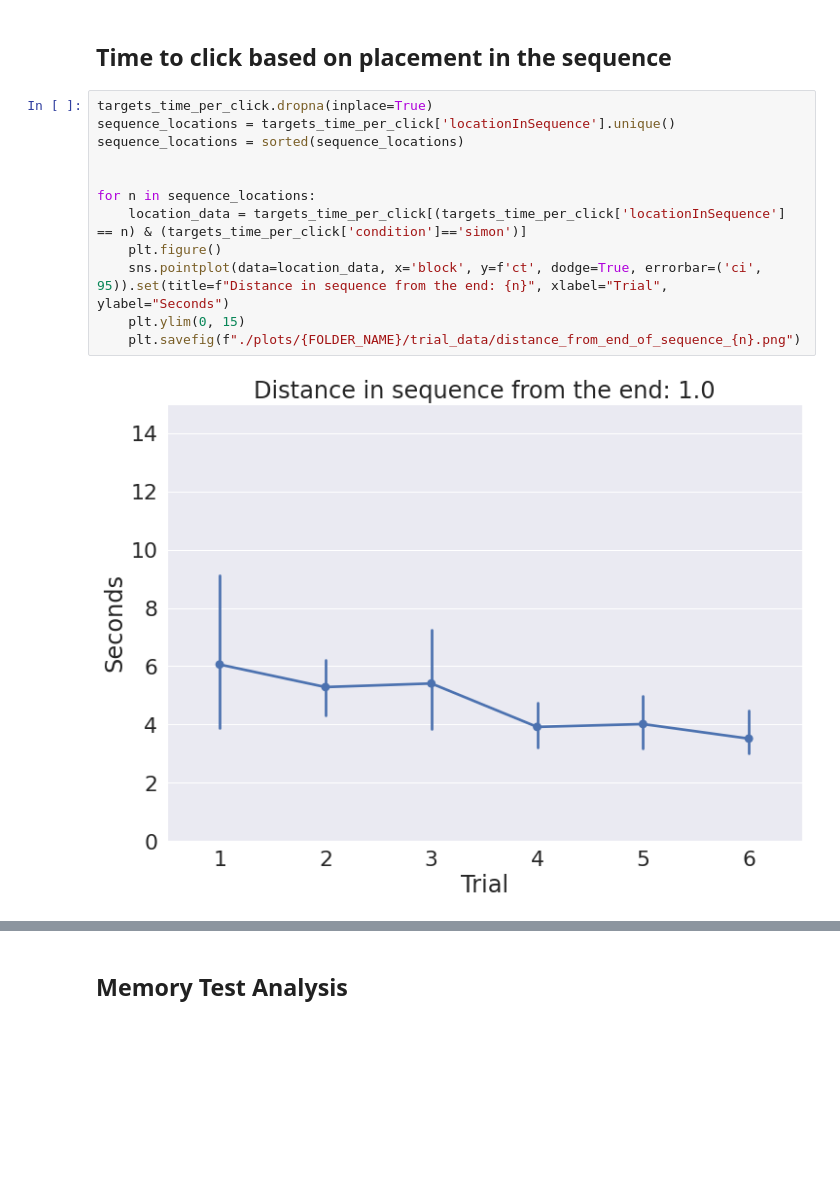
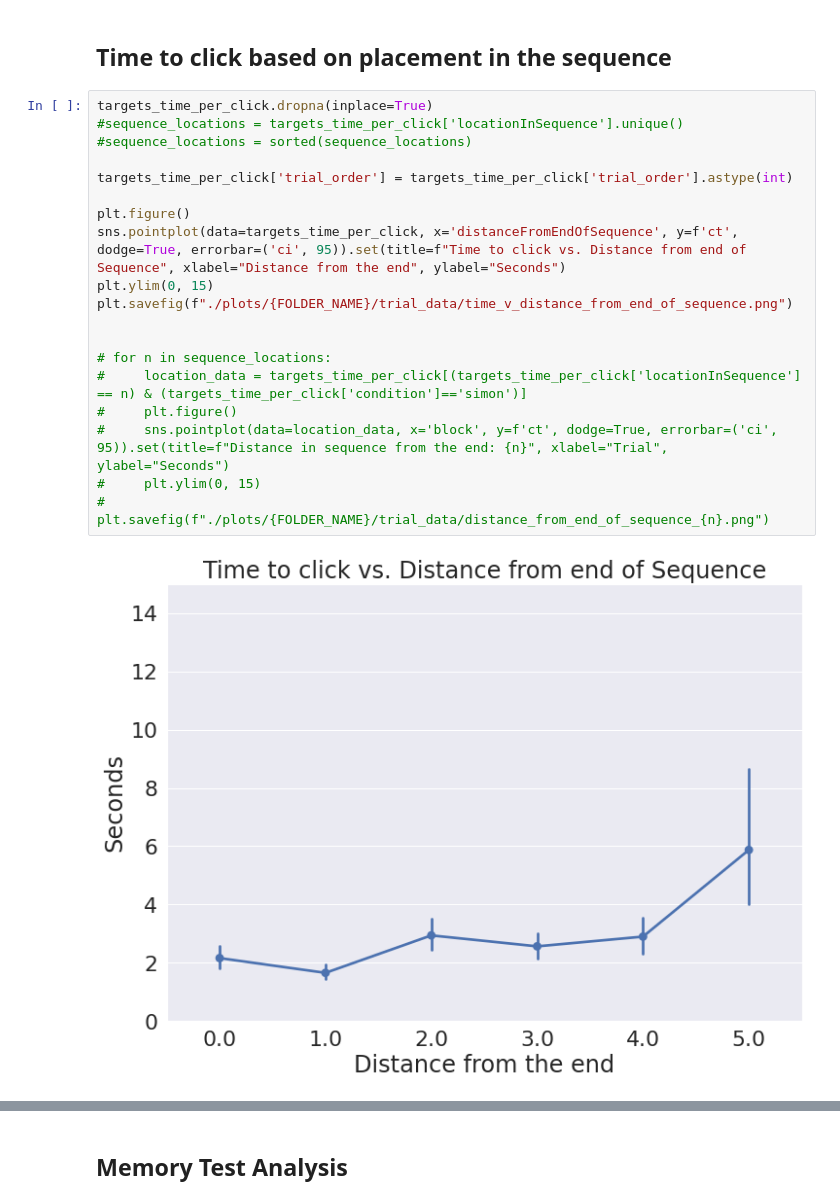
Before and after one commit to hermana/hci-experiment-analysis, a Jupyter notebook: game_mechanics_study/between_participants_pilot_analysis.ipynb, the cells around one changed output, grey strips where cells are left out. Cells and saved outputs as stored; diff of their text form; blank space fills up the shorter version.

Commit message:
more graphs

```diff
--- a/game_mechanics_study/between_participants_pilot_analysis.ipynb
+++ b/game_mechanics_study/between_participants_pilot_analysis.ipynb
@@ -416,15 +430,22 @@ for target in targets:
 <h2>Time to click based on placement in the sequence</h2>
 # %%
 targets_time_per_click.dropna(inplace=True)
-sequence_locations = targets_time_per_click['locationInSequence'].unique()
-sequence_locations = sorted(sequence_locations)
+#sequence_locations = targets_time_per_click['locationInSequence'].unique()
+#sequence_locations = sorted(sequence_locations)
+
+targets_time_per_click['trial_order'] = targets_time_per_click['trial_order'].astype(int)
+
+plt.figure()
+sns.pointplot(data=targets_time_per_click, x='distanceFromEndOfSequence', y=f'ct', dodge=True, errorbar=('ci', 95)).set(title=f"Time to click vs. Distance from end of Sequence", xlabel="Distance from the end", ylabel="Seconds")
+plt.ylim(0, 15)
+plt.savefig(f"./plots/{FOLDER_NAME}/trial_data/time_v_distance_from_end_of_sequence.png")
 
 
-for n in sequence_locations:
-    location_data = targets_time_per_click[(targets_time_per_click['locationInSequence'] == n) & (targets_time_per_click['condition']=='simon')]
-    plt.figure()
-    sns.pointplot(data=location_data, x='block', y=f'ct', dodge=True, errorbar=('ci', 95)).set(title=f"Distance in sequence from the end: {n}", xlabel="Trial", ylabel="Seconds")
-    plt.ylim(0, 15)
-    plt.savefig(f"./plots/{FOLDER_NAME}/trial_data/distance_from_end_of_sequence_{n}.png")
+# for n in sequence_locations:
+#     location_data = targets_time_per_click[(targets_time_per_click['locationInSequence'] == n) & (targets_time_per_click['condition']=='simon')]
+#     plt.figure()
+#     sns.pointplot(data=location_data, x='block', y=f'ct', dodge=True, errorbar=('ci', 95)).set(title=f"Distance in sequence from the end: {n}", xlabel="Trial", ylabel="Seconds")
+#     plt.ylim(0, 15)
+#     plt.savefig(f"./plots/{FOLDER_NAME}/trial_data/distance_from_end_of_sequence_{n}.png")
 # %% [output]
-[figure, old version]
+[figure, new version]
```
Also changed, not shown: parts of 10 cells of this notebook, 43 other files.
